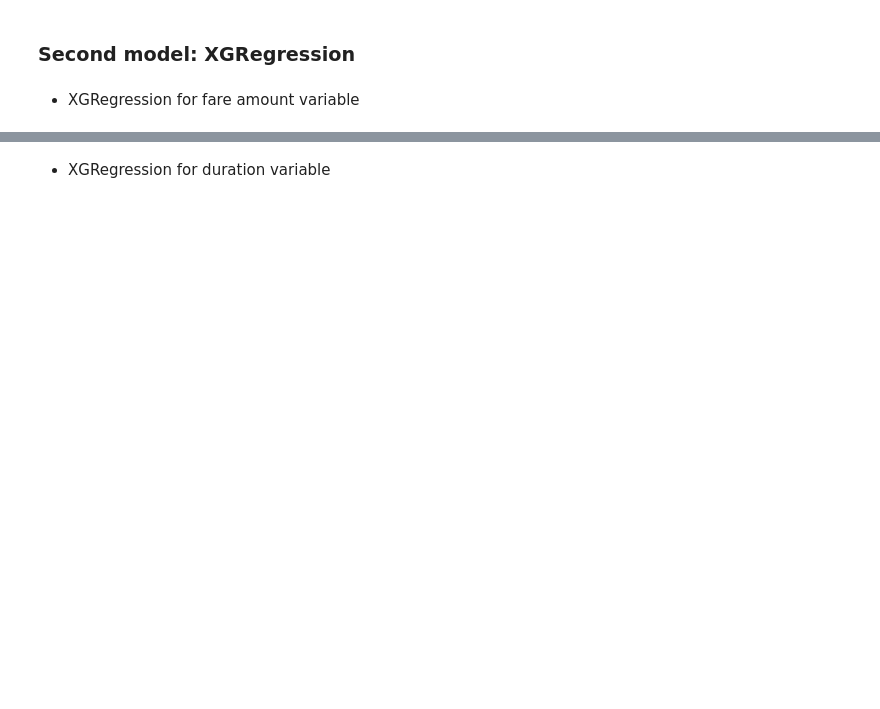
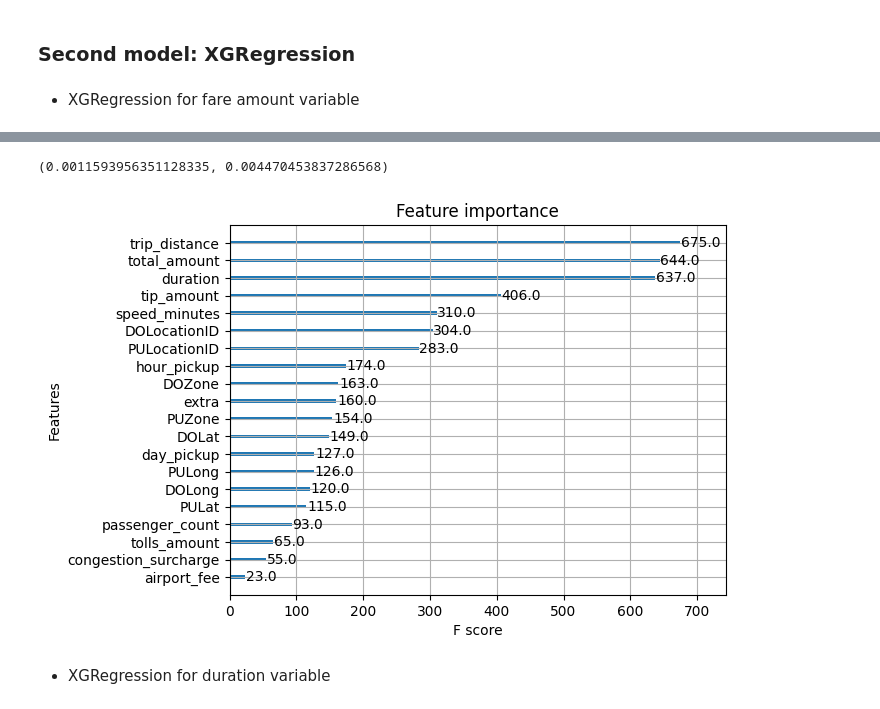
Before and after one commit to andres-mart/FinalProject, a Jupyter notebook: EDA.ipynb, the cells around one changed output, grey strips where cells are left out. Saved outputs shown, nothing was run; the diff lists cells and outputs as text; code cells hidden in the pictures; blank space fills up the shorter version.

```diff
--- a/EDA.ipynb
+++ b/EDA.ipynb
@@ -643,6 +637,13 @@ sns.heatmap(df_numerics.corr(), mask=mask, cmap=cmap, center=0,
 # %% [markdown]
 ### Tran/val split and feature scaling.
+# %%
+columns = filtered_df.columns
 # %%
-train_df, val_df = train_test_split(filtered_df, test_size=0.2, random_state=42, shuffle=True)
+train_df, test_df = train_test_split(filtered_df, test_size=0.2, random_state=42, shuffle=True)
 # %%
 train_df, val_df = train_test_split(train_df, test_size=0.2, random_state=42, shuffle=True)
+# %%
+scaler = MinMaxScaler()
+train_df = pd.DataFrame(scaler.fit_transform(train_df), columns= columns)
+val_df = pd.DataFrame(scaler.transform(val_df), columns= columns)
+test_df = pd.DataFrame(scaler.transform(test_df), columns= columns)
@@ -725,10 +718,6 @@ X_train = train_df.drop("fare_amount", axis=1)
 X_val = val_df.drop("fare_amount", axis=1)
 y_train = train_df["fare_amount"]
 y_val = val_df["fare_amount"]
-# %%
-scaler = MinMaxScaler()
-X_train = scaler.fit_transform(X_train)
-X_val = scaler.transform(X_val)
 # %%
 xgreg = XGBRegressor().fit(X_train, y_train)
 xgreg.score(X_train, y_train), xgreg.score(X_val, y_val)
@@ -741,3 +730,14 @@ mean_squared_error(y_train, xgreg.predict(X_train)), mean_squared_error(y_val, x
+# %%
+mean_absolute_error(y_train, xgreg.predict(X_train)), mean_absolute_error(y_val, xgreg.predict(X_val))
+# %% [output]
+(0.0011593956351128335, 0.004470453837286568)
+# %%
+from matplotlib import pyplot
+from xgboost import plot_importance
+plot_importance(xgreg)
+pyplot.show()
+# %% [output]
+[figure, added]
 # %% [markdown]
 - XGRegression for duration variable
 # %%
```
Also changed, not shown: parts of 31 cells of this notebook.
